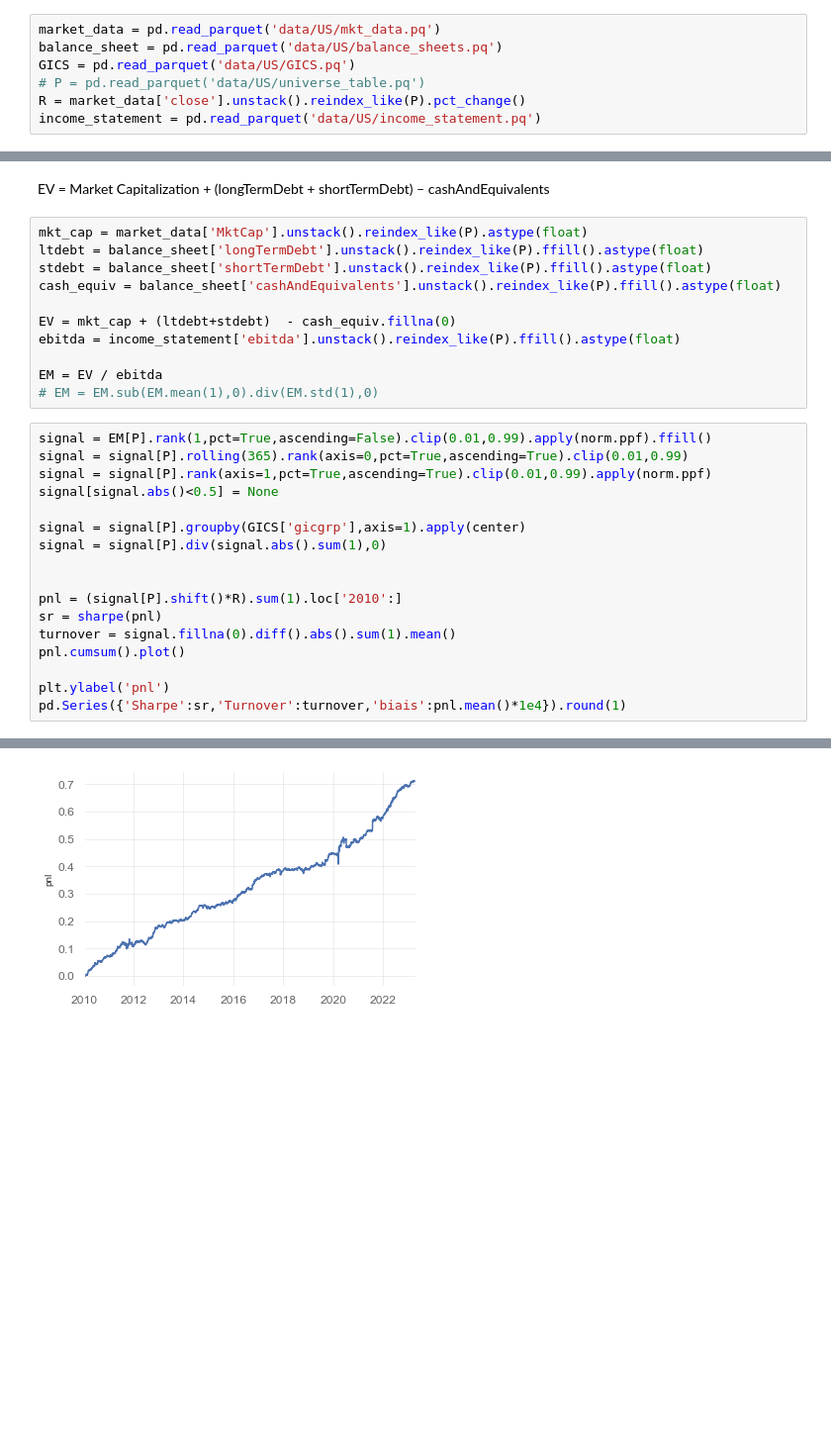
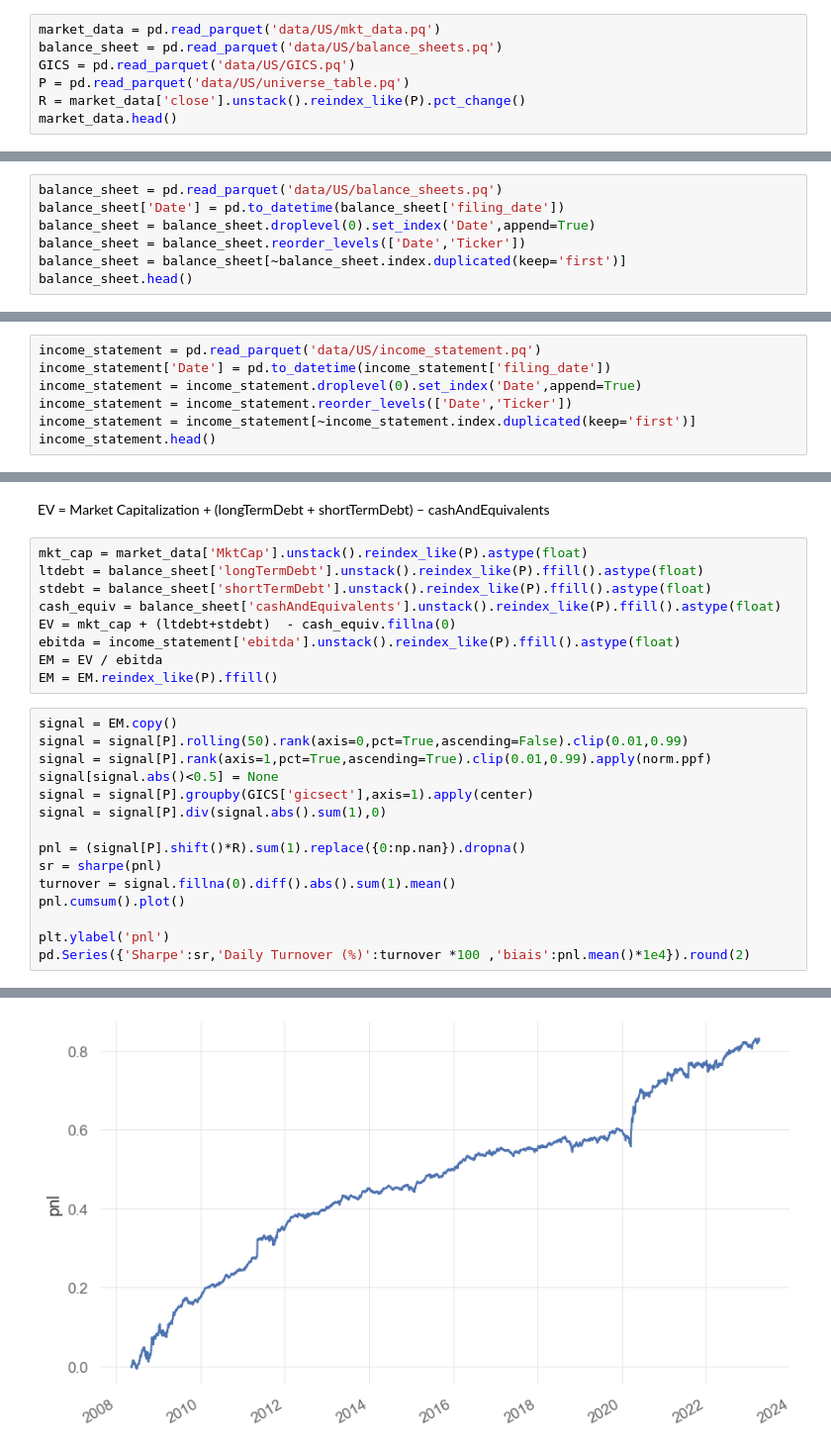
Before and after one commit to nabz78350/backtesting, a Jupyter notebook: alpha_EM.ipynb, the cells around one changed output, grey strips where cells are left out. Shown at 99% size. Drawn from its saved outputs; the diff is of its cells as text; blank space fills up the shorter version.

```diff
--- a/alpha_EM.ipynb
+++ b/alpha_EM.ipynb
@@ -19,6 +12,6 @@ P.sum(1).plot()
 market_data = pd.read_parquet('data/US/mkt_data.pq')
 balance_sheet = pd.read_parquet('data/US/balance_sheets.pq')
 GICS = pd.read_parquet('data/US/GICS.pq')
-# P = pd.read_parquet('data/US/universe_table.pq')
+P = pd.read_parquet('data/US/universe_table.pq')
 R = market_data['close'].unstack().reindex_like(P).pct_change()
-income_statement = pd.read_parquet('data/US/income_statement.pq')
+market_data.head()
@@ -24,0 +26,7 @@ income_statement = pd.read_parquet('data/US/income_statement.pq')
+# %%
+balance_sheet = pd.read_parquet('data/US/balance_sheets.pq')
+balance_sheet['Date'] = pd.to_datetime(balance_sheet['filing_date'])
+balance_sheet = balance_sheet.droplevel(0).set_index('Date',append=True)
+balance_sheet = balance_sheet.reorder_levels(['Date','Ticker'])
+balance_sheet = balance_sheet[~balance_sheet.index.duplicated(keep='first')]
+balance_sheet.head()
@@ -24,0 +42,7 @@ income_statement = pd.read_parquet('data/US/income_statement.pq')
+# %%
+income_statement = pd.read_parquet('data/US/income_statement.pq')
+income_statement['Date'] = pd.to_datetime(income_statement['filing_date'])
+income_statement = income_statement.droplevel(0).set_index('Date',append=True)
+income_statement = income_statement.reorder_levels(['Date','Ticker'])
+income_statement = income_statement[~income_statement.index.duplicated(keep='first')]
+income_statement.head()
@@ -31,29 +64,25 @@ mkt_cap = market_data['MktCap'].unstack().reindex_like(P).astype(float)
 ltdebt = balance_sheet['longTermDebt'].unstack().reindex_like(P).ffill().astype(float)
 stdebt = balance_sheet['shortTermDebt'].unstack().reindex_like(P).ffill().astype(float)
 cash_equiv = balance_sheet['cashAndEquivalents'].unstack().reindex_like(P).ffill().astype(float)
-
 EV = mkt_cap + (ltdebt+stdebt)  - cash_equiv.fillna(0)
 ebitda = income_statement['ebitda'].unstack().reindex_like(P).ffill().astype(float)
-
 EM = EV / ebitda
-# EM = EM.sub(EM.mean(1),0).div(EM.std(1),0)
+EM = EM.reindex_like(P).ffill()
 # %%
-signal = EM[P].rank(1,pct=True,ascending=False).clip(0.01,0.99).apply(norm.ppf).ffill()
-signal = signal[P].rolling(365).rank(axis=0,pct=True,ascending=True).clip(0.01,0.99)
+signal = EM.copy()
+signal = signal[P].rolling(50).rank(axis=0,pct=True,ascending=False).clip(0.01,0.99)
 signal = signal[P].rank(axis=1,pct=True,ascending=True).clip(0.01,0.99).apply(norm.ppf)
 signal[signal.abs()<0.5] = None
-
-signal = signal[P].groupby(GICS['gicgrp'],axis=1).apply(center)
+signal = signal[P].groupby(GICS['gicsect'],axis=1).apply(center)
 signal = signal[P].div(signal.abs().sum(1),0)
 
-
-pnl = (signal[P].shift()*R).sum(1).loc['2010':]
+pnl = (signal[P].shift()*R).sum(1).replace({0:np.nan}).dropna()
 sr = sharpe(pnl)
 turnover = signal.fillna(0).diff().abs().sum(1).mean()
 pnl.cumsum().plot()
 
 plt.ylabel('pnl')
-pd.Series({'Sharpe':sr,'Turnover':turnover,'biais':pnl.mean()*1e4}).round(1)
+pd.Series({'Sharpe':sr,'Daily Turnover (%)':turnover *100 ,'biais':pnl.mean()*1e4}).round(2)
 # %% [output]
 To preserve the previous behavior, use
 
@@ -69,2 +98,2 @@ biais       1.5
 dtype: float64
-[figure, old version]
+[figure, new version]
```
Also changed, not shown: parts of 11 cells of this notebook, 4 other files.
